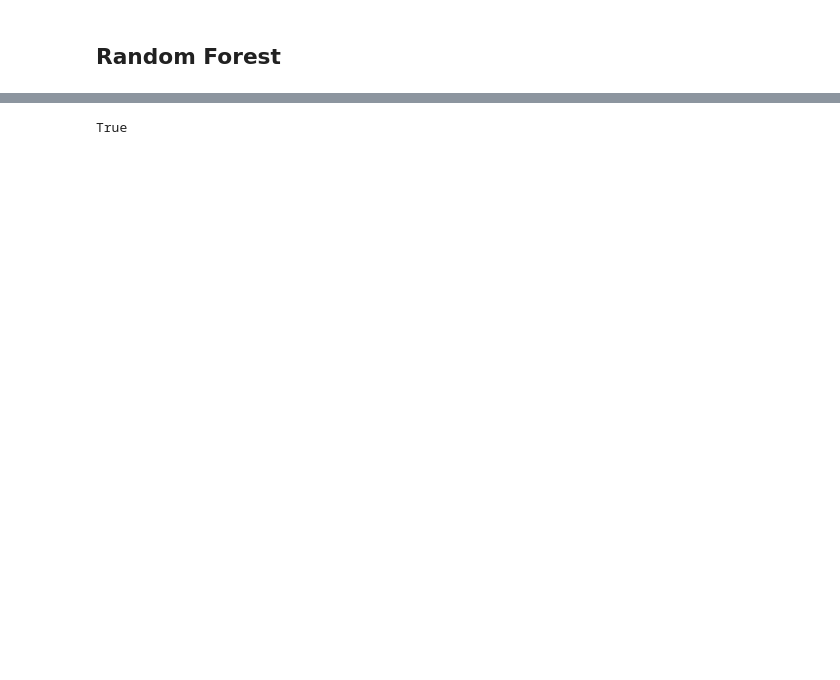
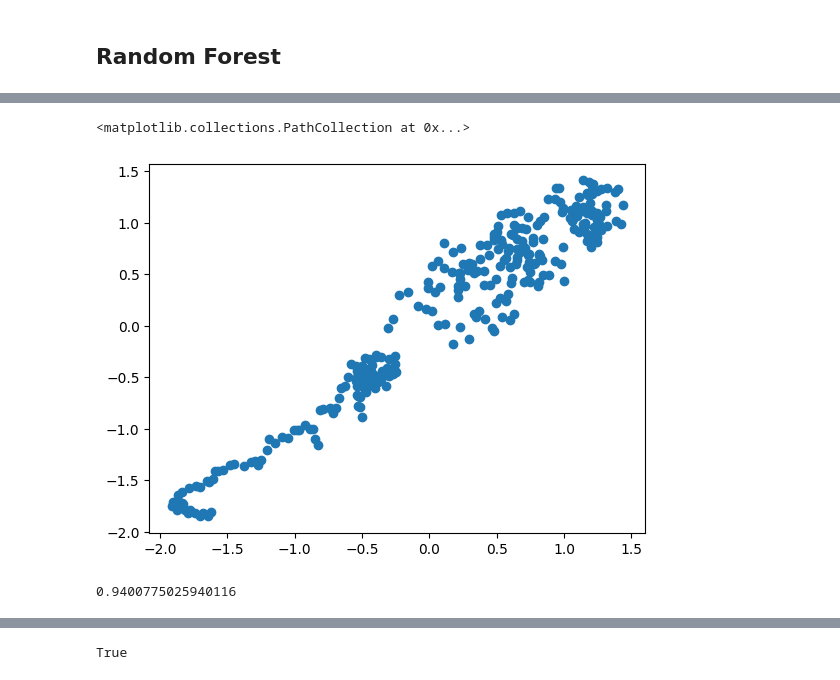
Before and after one commit to kianwai96/Stock-Price-Prediction, a Jupyter notebook: ML models.ipynb, the cells around one changed output, grey strips where cells are left out. Drawn from its saved outputs; the diff is of its cells as text; code cells hidden in the pictures; blank space fills up the shorter version.

```diff
--- a/ML models.ipynb
+++ b/ML models.ipynb
@@ -388,0 +457,2 @@ plt.show()
+# %%
+prediction = model.predict(testX)
@@ -388,0 +461,11 @@ plt.show()
+# %%
+plt.scatter(prediction,testY)
+# %% [output]
+<matplotlib.collections.PathCollection at 0x...>
+[figure, added]
+# %%
+r2 =r2_score(testY,prediction)
+
+print(r2)
+# %% [output]
+0.9400775025940116
```
Also changed, not shown: parts of 72 cells of this notebook.
